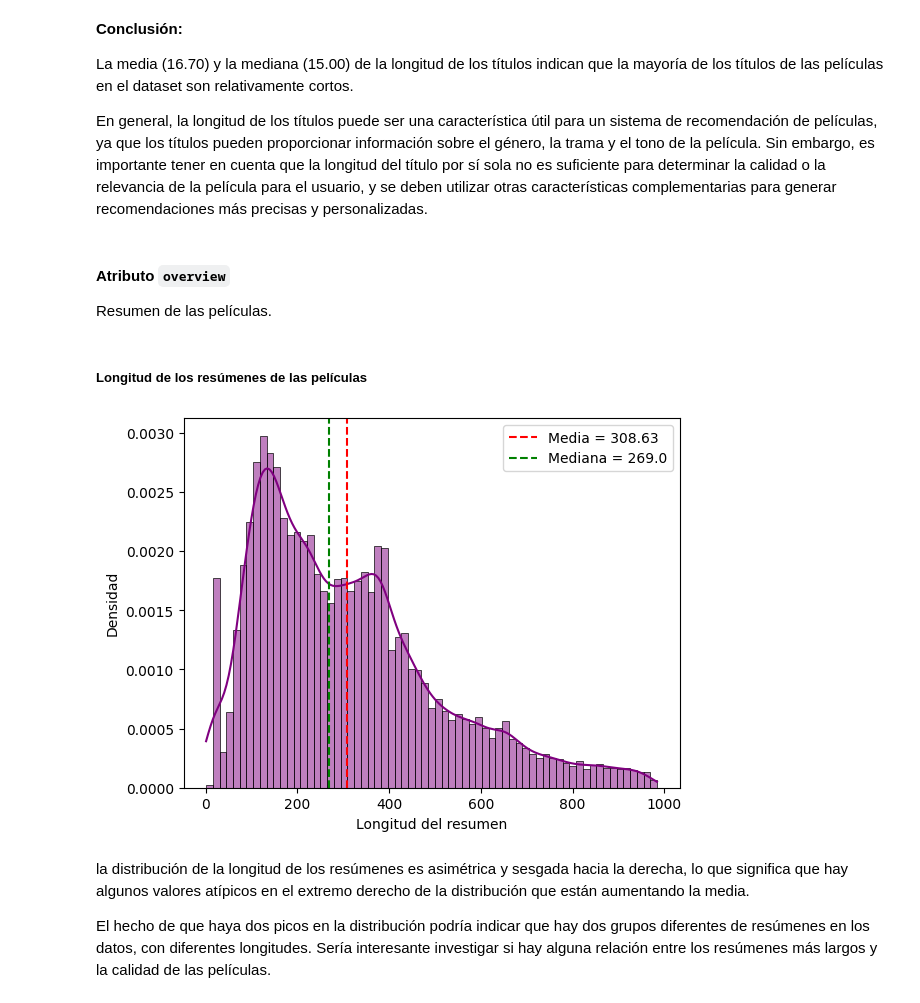
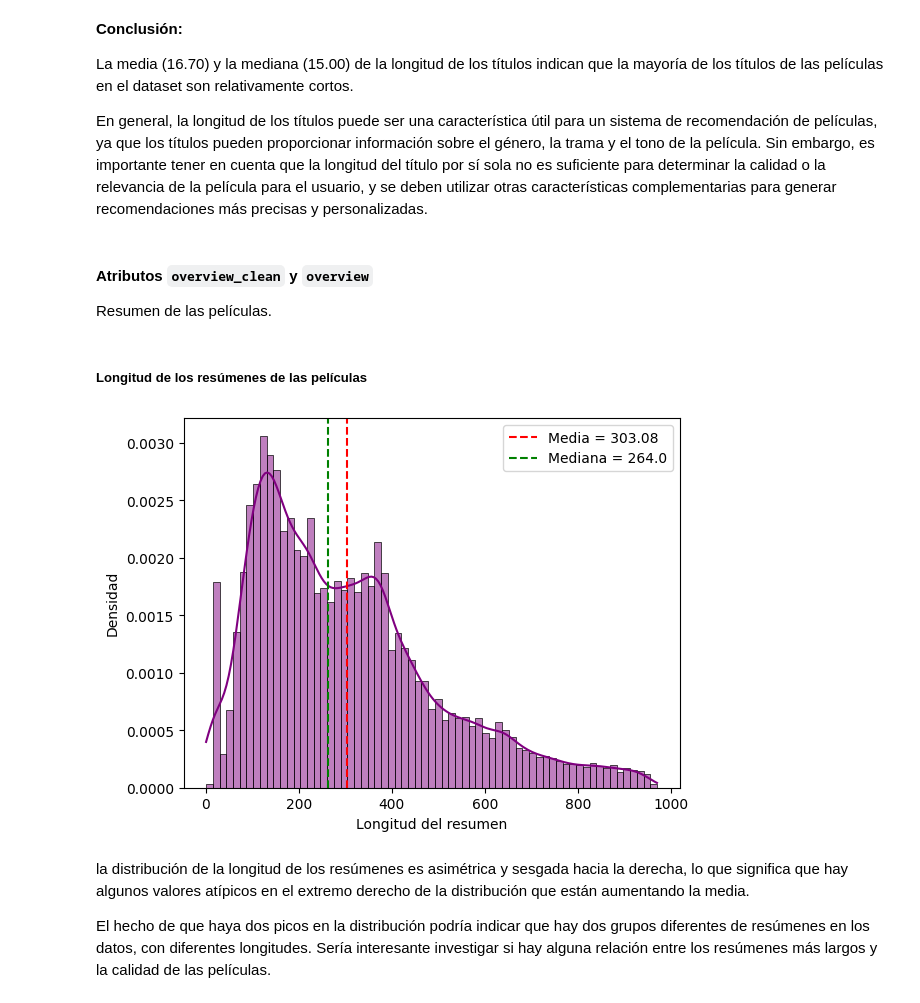
Before and after one commit to DanniRodrJ/Content-Based_Movie_Recommendation_System, a Jupyter notebook: data-science-notebooks/EDA.ipynb, the cells around one changed output. Saved outputs shown, nothing was run; the diff lists cells and outputs as text; code cells hidden in the pictures.

Commit message:
added graphics

````diff
--- a/data-science-notebooks/EDA.ipynb
+++ b/data-science-notebooks/EDA.ipynb
@@ -675,25 +675,25 @@ La media (16.70) y la mediana (15.00) de la longitud de los títulos indican que
 
 En general, la longitud de los títulos puede ser una característica útil para un sistema de recomendación de películas, ya que los títulos pueden proporcionar información sobre el género, la trama y el tono de la película. Sin embargo, es importante tener en cuenta que la longitud del título por sí sola no es suficiente para determinar la calidad o la relevancia de la película para el usuario, y se deben utilizar otras características complementarias para generar recomendaciones más precisas y personalizadas.
 # %% [markdown]
-#### Atributo ```overview```
+#### Atributos ```overview_clean``` y  ```overview```
 
 Resumen de las películas.
 # %% [markdown]
 ##### Longitud de los resúmenes de las películas
 # %%
 # Calcular la longitud de los resúmenes
-overview_length = df_clean['overview'].apply(len)
+overview_length = df_clean['overview_clean'].apply(len)
 
 # Graficar un histograma y una distribución de densidad para mostrar la distribución de la longitud de los resúmenes
 sns.histplot(overview_length, kde=True, stat='density', color='purple')
 plt.axvline(overview_length.mean(), color='red', linestyle='dashed', linewidth=1.5, label=f'Media = {overview_length.mean():.2f}')
 plt.axvline(overview_length.median(), color='green', linestyle='dashed', linewidth=1.5, label=f'Mediana = {overview_length.median()}')
 plt.legend()
 plt.xlabel('Longitud del resumen')
 plt.ylabel('Densidad')
 plt.show()
 # %% [output]
-[figure, old version]
+[figure, new version]
 # %% [markdown]
 la distribución de la longitud de los resúmenes es asimétrica y sesgada hacia la derecha, lo que significa que hay algunos valores atípicos en el extremo derecho de la distribución que están aumentando la media.
 
````
Also changed, not shown: parts of 16 cells of this notebook.
